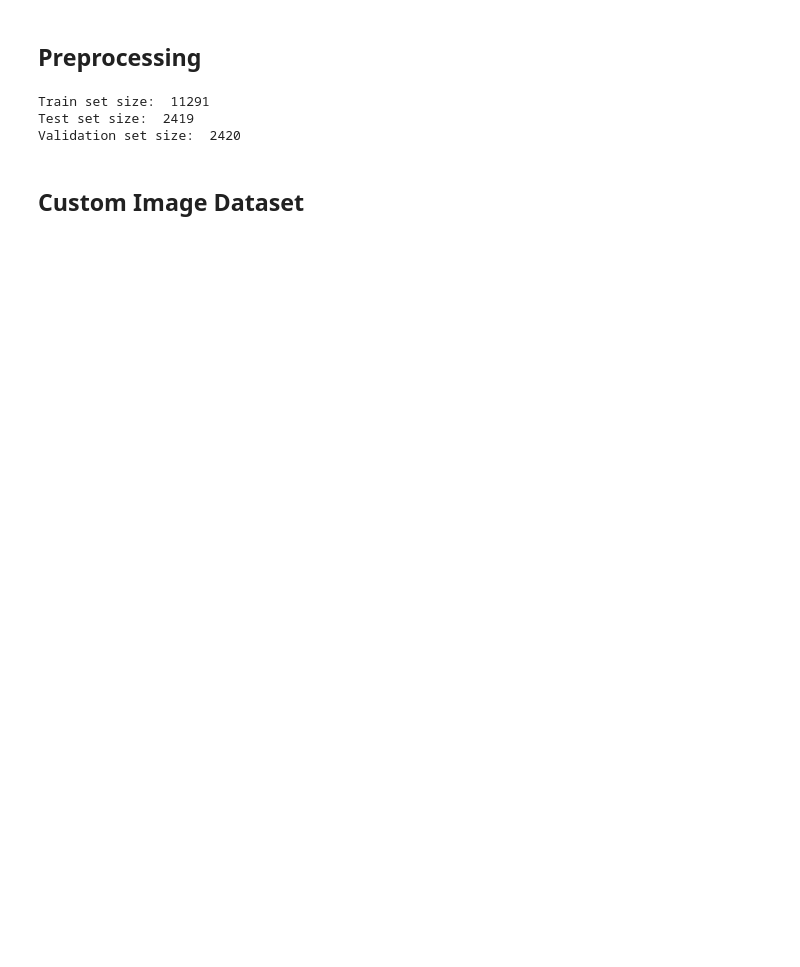
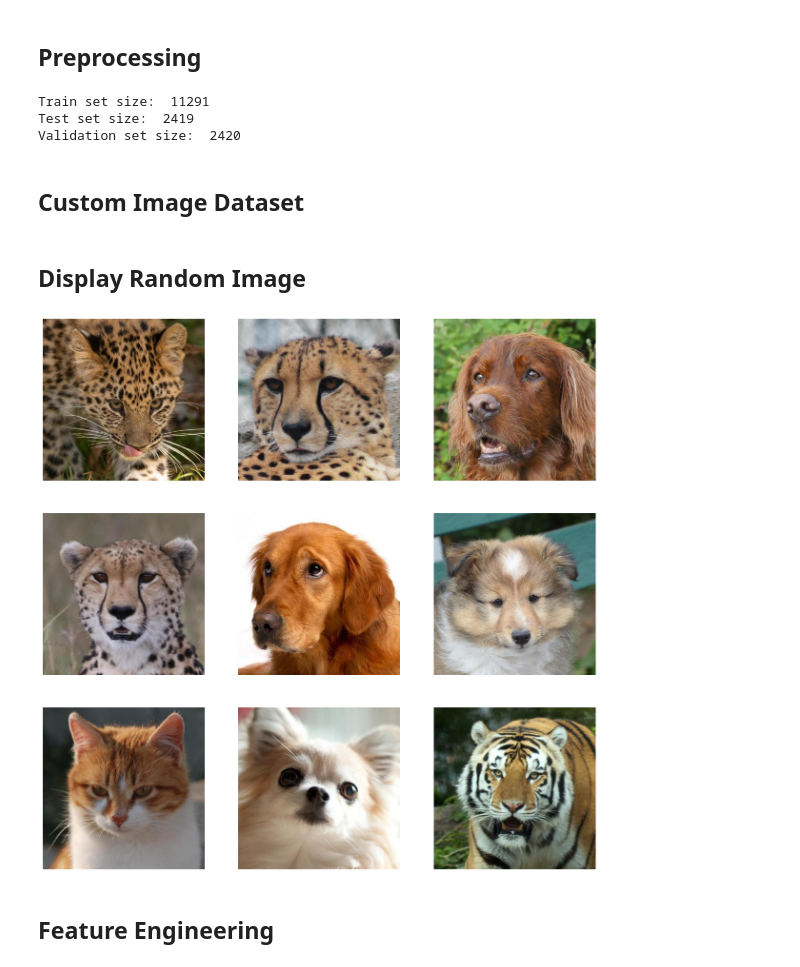
Before and after one commit to agribeiro17/animal-faces-classification, a Jupyter notebook: main.ipynb, the cells around one changed output. Cells and saved outputs as stored; diff of their text form; code cells hidden in the pictures; blank space fills up the shorter version.

Commit message:
Finished Custom Dataset and implemented random image display. On Feature Engineering Part

```diff
--- a/main.ipynb
+++ b/main.ipynb
@@ -41,9 +41,9 @@ for i in os.listdir("data/animal-faces"):
             labels.append(label)
 
 # Creating dataframe to store the image paths and their corresponding labels
-df = pd.DataFrame(zip(image_path, labels), columns=["image_path", "label"])
+df = pd.DataFrame(zip(image_path, labels), columns=["image_path", "labels"])
 
-print(df["label"].unique())
+print(df["labels"].unique())
 print(df.head())
 print(df.tail())
 # %% [output]
@@ -112,0 +117,21 @@ class AnimalFaceDataset(Dataset):
+# %% [markdown]
+## Display Random Image
+# %%
+n_row = 3
+n_col = 3
+
+fig, ax = plt.subplots(n_row, n_col, figsize = (15,15))
+
+# Display random images from df. We will be converting the int to RGB
+for row in range(n_row):
+    for col in range(n_col):
+        image = Image.open(df.sample(n=1).iloc[0]["image_path"]).convert("RGB")
+
+        ax[row, col].imshow(image)
+        ax[row,col].axis("off")
+
+plt.show()
+# %% [output]
+[figure, added]
+# %% [markdown]
+## Feature Engineering
```
Also changed, not shown: parts of 5 cells of this notebook.
